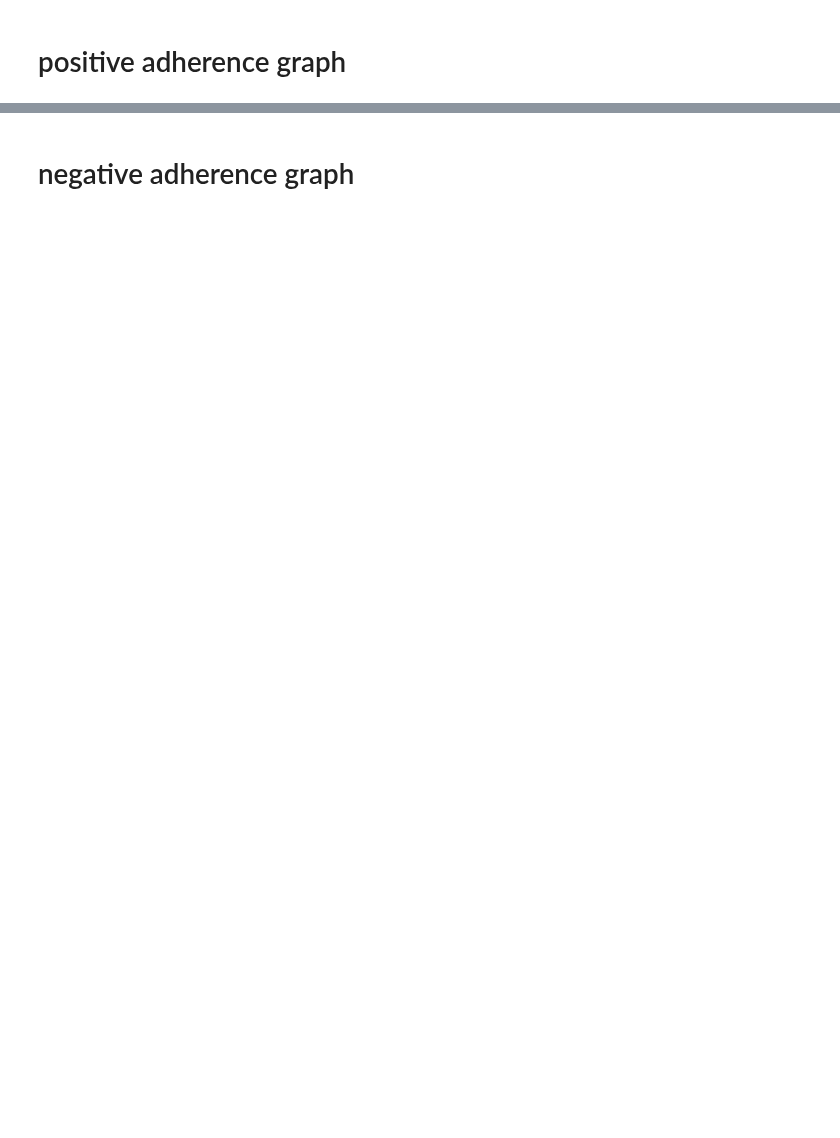
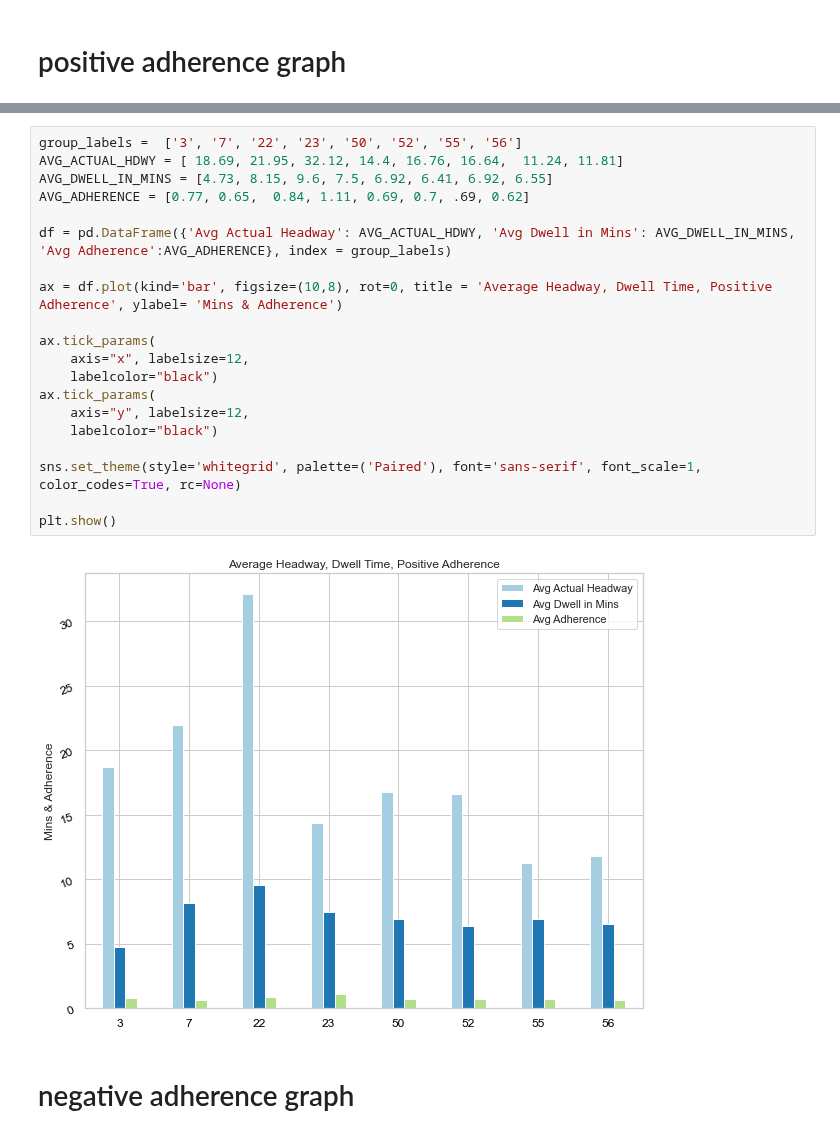
Before and after one commit to NSS-Data-Analytics-Cohort-7/wego-shut_up_and_take_my_query, a Jupyter notebook: WeGo/notebooks/Untitled1.ipynb, the cells around one changed output, grey strips where cells are left out. Saved outputs shown, nothing was run; the diff lists cells and outputs as text; blank space fills up the shorter version.

```diff
--- a/WeGo/notebooks/Untitled1.ipynb
+++ b/WeGo/notebooks/Untitled1.ipynb
@@ -175,3 +339,25 @@ plt.show;
+# %%
+group_labels =  ['3', '7', '22', '23', '50', '52', '55', '56']
+AVG_ACTUAL_HDWY = [ 18.69, 21.95, 32.12, 14.4, 16.76, 16.64,  11.24, 11.81]
+AVG_DWELL_IN_MINS = [4.73, 8.15, 9.6, 7.5, 6.92, 6.41, 6.92, 6.55]
+AVG_ADHERENCE = [0.77, 0.65,  0.84, 1.11, 0.69, 0.7, .69, 0.62]
+
+df = pd.DataFrame({'Avg Actual Headway': AVG_ACTUAL_HDWY, 'Avg Dwell in Mins': AVG_DWELL_IN_MINS, 'Avg Adherence':AVG_ADHERENCE}, index = group_labels)
+
+ax = df.plot(kind='bar', figsize=(10,8), rot=0, title = 'Average Headway, Dwell Time, Positive Adherence', ylabel= 'Mins & Adherence')
+
+ax.tick_params(
+    axis="x", labelsize=12,
+    labelcolor="black")
+ax.tick_params(
+    axis="y", labelsize=12,
+    labelcolor="black")
+
+sns.set_theme(style='whitegrid', palette=('Paired'), font='sans-serif', font_scale=1, color_codes=True, rc=None)
+
+plt.show()
+# %% [output]
+[figure, added]
 # %% [markdown]
 # negative adherence graph
 # %%
```
Also changed, not shown: parts of 28 cells of this notebook.
